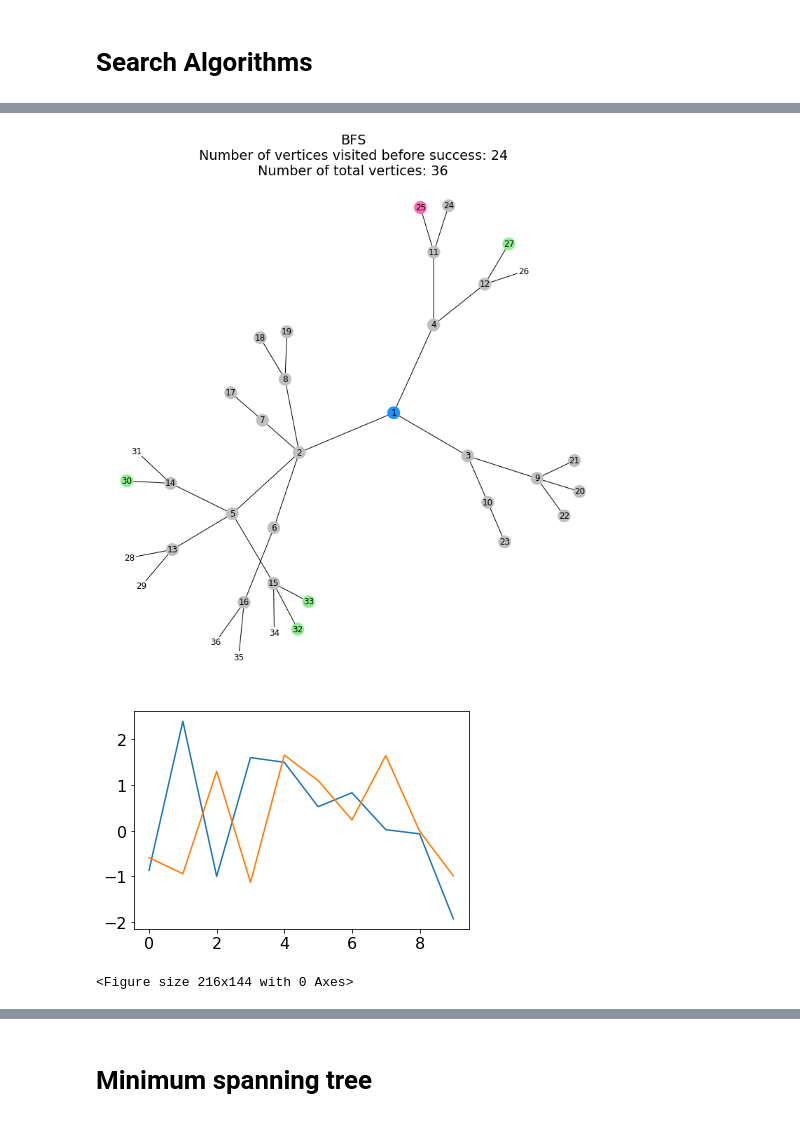
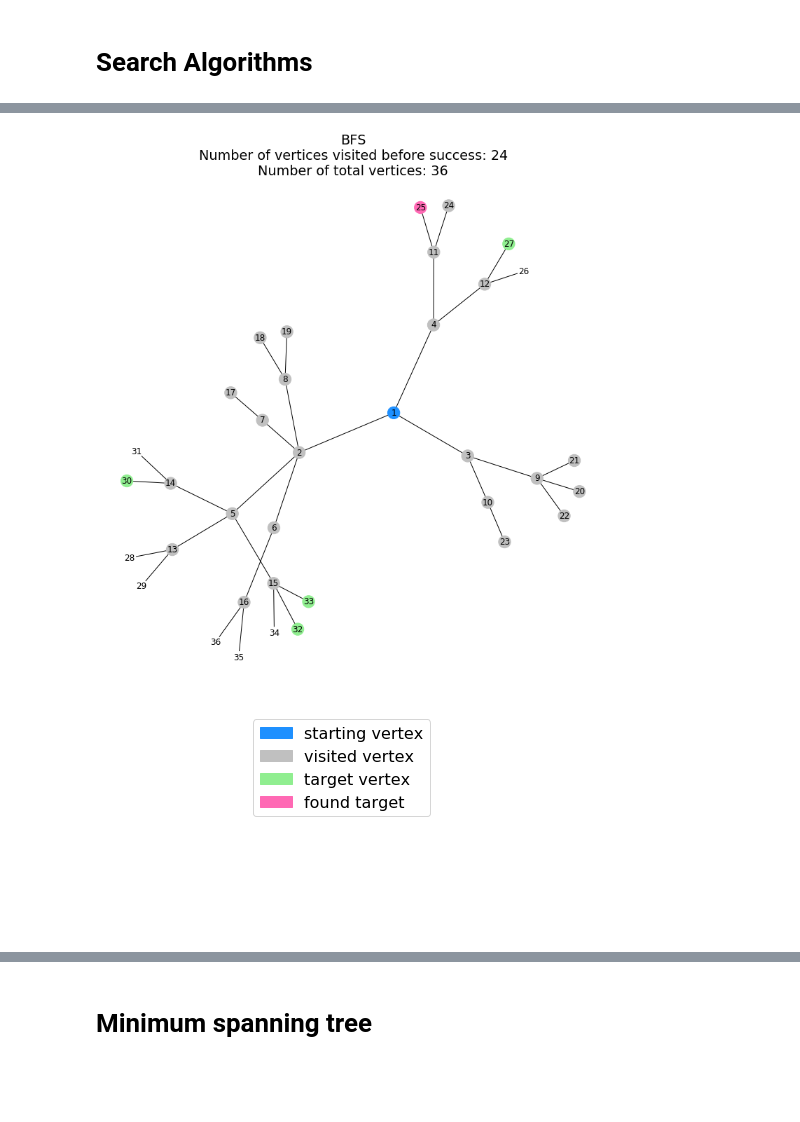
Before and after one commit to juliaolivieri/WiDS_graph_algorithms, a Jupyter notebook: Graph_Search.ipynb, the cells around one changed output, grey strips where cells are left out. Cells and saved outputs as stored; diff of their text form; code cells hidden in the pictures; blank space fills up the shorter version.

```diff
--- a/Graph_Search.ipynb
+++ b/Graph_Search.ipynb
@@ -163,36 +172,25 @@ plt.show()
 # %%
 np.random.seed(123)
 plt.figure(figsize=(fig_size,fig_size))
 
 found_vertex, num_steps, visited = BFS(adjacency_dict, target)
 
 BFS_colors = colors.copy()
 BFS_sizes = sizes.copy()
 for v in visited:
     if v != 1:
         BFS_colors[v-1] = "silver"
         BFS_sizes[v - 1] = large_size
 if found_vertex is not None:
     BFS_colors[found_vertex-1] = "hotpink"
     #node_size = BFS_sizes,
 nx.draw(g, pos=my_pos, node_color = BFS_colors, with_labels=True)
 plt.title("BFS\nNumber of vertices visited before success: {}\nNumber of total vertices: {}".format(num_steps,max(adjacency_dict)))
 plt.show()
+plot_search_palette()
 # %% [output]
 [figure]
+[figure, added]
-# %%
-import pylab
-fig = pylab.figure()
-figlegend = pylab.figure(figsize=(3,2))
-ax = fig.add_subplot(111)
-lines = ax.plot(range(10), pylab.randn(10), range(10), pylab.randn(10))
-figlegend.legend(lines, ('one', 'two'), 'center')
-# fig.show()
-figlegend.show()
-# figlegend.savefig('legend.png')
-# %% [output]
-[figure, removed]
-<Figure size 216x144 with 0 Axes>
 # %%
 np.random.seed(123)
 plt.figure(figsize=(fig_size,fig_size))
```
Also changed, not shown: parts of 6 cells of this notebook, 1 other file.
